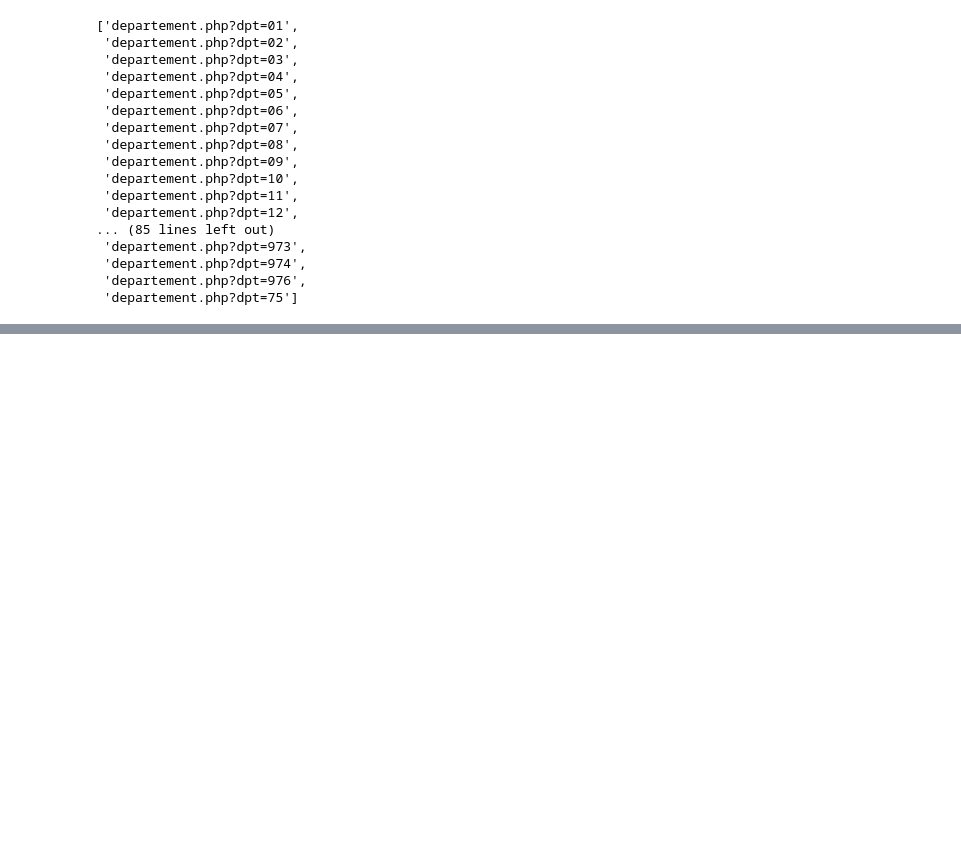
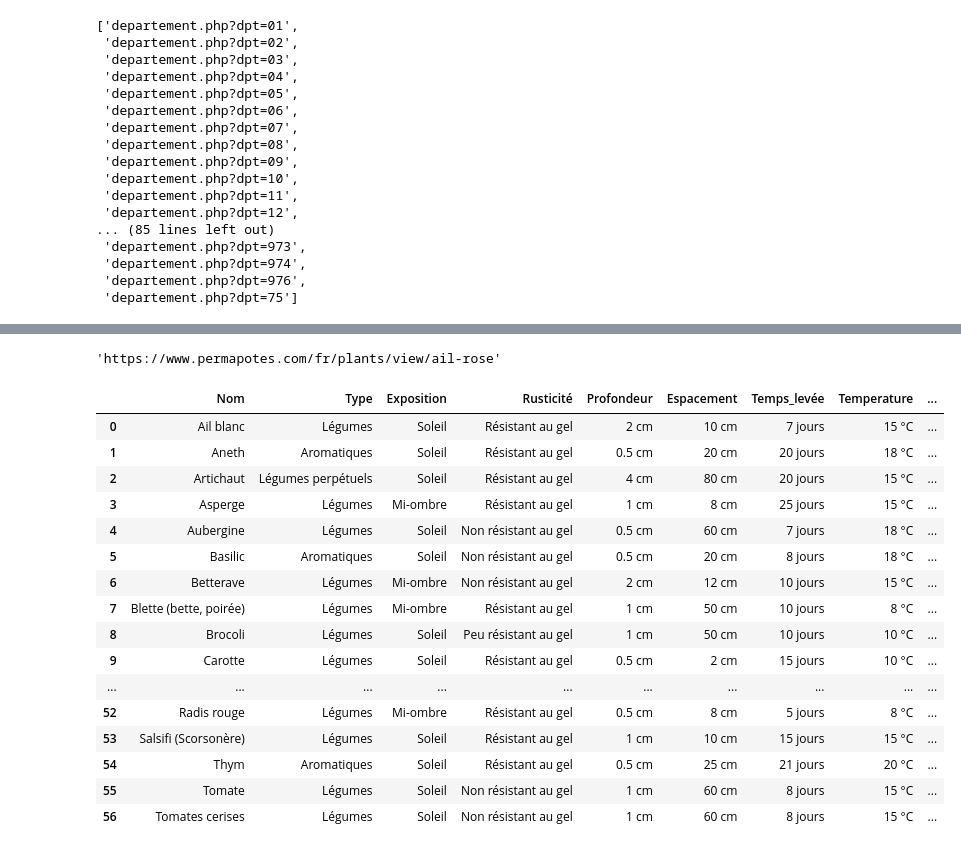
Before and after one commit to Jean-Patrick-Alcolea/Projet-3, a Jupyter notebook: notebooks/scrapp_jp.ipynb, the cells around one changed output, grey strips where cells are left out. Saved outputs shown, nothing was run; the diff lists cells and outputs as text; code cells hidden in the pictures; blank space fills up the shorter version.

Commit message:
scrapp plantes

```diff
--- a/notebooks/scrapp_jp.ipynb
+++ b/notebooks/scrapp_jp.ipynb
@@ -41,0 +89,3 @@ liens
+# %%
+for i in range(len(legumes)):
+    print(legumes[i][0])
@@ -41,0 +110,5 @@ liens
+# %%
+url = 'https://www.permapotes.com/fr/plants/view/ail-blanc'
+html = requests.get(url)
+soup = BeautifulSoup(html.text, 'html.parser')
+soup.find_all('h5')[0].text
@@ -41,0 +136,30 @@ liens
+# %%
+legumes[1][0]
+# %% [output]
+'https://www.permapotes.com/fr/plants/view/ail-rose'
+# %%
+data = []
+incomplet = []
+for i in range(len(legumes)):
+    url = legumes[i][0]
+    html = requests.get(url)
+    soup = BeautifulSoup(html.text, 'html.parser')
+    a = soup.find_all('strong')
+    if len(a) > 10:
+        data.append({
+            'Nom' : soup.find_all('h5')[0].text,
+            'Type' : a[0].text if len(a) > 1 else None,
+            'Exposition' : a[3].text if len(a) > 3 else None,
+            'Rusticité' : a[4].text if len(a) > 4 else None,
+            'Profondeur' : a[5].text if len(a) > 5 else None,
+            'Espacement' : a[6].text if len(a) > 6 else None,
+            'Temps_levée' : a[8].text if len(a) > 8 else None,
+            'Temperature' : a[9].text if len(a) > 9 else None,
+            'delai_recolte' : a[10].text if len(a) > 10 else None,
+        })
+    else:
+        incomplet.append({
+            'Nom' : soup.find_all('h5')[0].text,
+            'len' : len(a),
+        })
+    time.sleep(1)
@@ -41,0 +168,22 @@ liens
+# %%
+df_complet = pd.DataFrame(data)
+# %%
+df_complet
+# %% [output]
+|  | Nom | Type | Exposition | Rusticité | Profondeur | Espacement | Temps_levée | Temperature | ... |
+| 0 | Ail blanc | Légumes | Soleil | Résistant au gel | 2 cm | 10 cm | 7 jours | 15 °C | ... |
+| 1 | Aneth | Aromatiques | Soleil | Résistant au gel | 0.5 cm | 20 cm | 20 jours | 18 °C | ... |
+| 2 | Artichaut | Légumes perpétuels | Soleil | Résistant au gel | 4 cm | 80 cm | 20 jours | 15 °C | ... |
+| 3 | Asperge | Légumes | Mi-ombre | Résistant au gel | 1 cm | 8 cm | 25 jours | 15 °C | ... |
+| 4 | Aubergine | Légumes | Soleil | Non résistant au gel | 0.5 cm | 60 cm | 7 jours | 18 °C | ... |
+| 5 | Basilic | Aromatiques | Soleil | Non résistant au gel | 0.5 cm | 20 cm | 8 jours | 18 °C | ... |
+| 6 | Betterave | Légumes | Mi-ombre | Non résistant au gel | 2 cm | 12 cm | 10 jours | 15 °C | ... |
+| 7 | Blette (bette, poirée) | Légumes | Mi-ombre | Résistant au gel | 1 cm | 50 cm | 10 jours | 8 °C | ... |
+| 8 | Brocoli | Légumes | Soleil | Peu résistant au gel | 1 cm | 50 cm | 10 jours | 10 °C | ... |
+| 9 | Carotte | Légumes | Soleil | Résistant au gel | 0.5 cm | 2 cm | 15 jours | 10 °C | ... |
+| ... | ... | ... | ... | ... | ... | ... | ... | ... | ... |
+| 52 | Radis rouge | Légumes | Mi-ombre | Résistant au gel | 0.5 cm | 8 cm | 5 jours | 8 °C | ... |
+| 53 | Salsifi (Scorsonère) | Légumes | Soleil | Résistant au gel | 1 cm | 10 cm | 15 jours | 15 °C | ... |
+| 54 | Thym | Aromatiques | Soleil | Résistant au gel | 0.5 cm | 25 cm | 21 jours | 20 °C | ... |
+| 55 | Tomate | Légumes | Soleil | Non résistant au gel | 1 cm | 60 cm | 8 jours | 15 °C | ... |
+| 56 | Tomates cerises | Légumes | Soleil | Non résistant au gel | 1 cm | 60 cm | 8 jours | 15 °C | ... |
```
Also changed, not shown: parts of 17 cells of this notebook, 1 other file.
